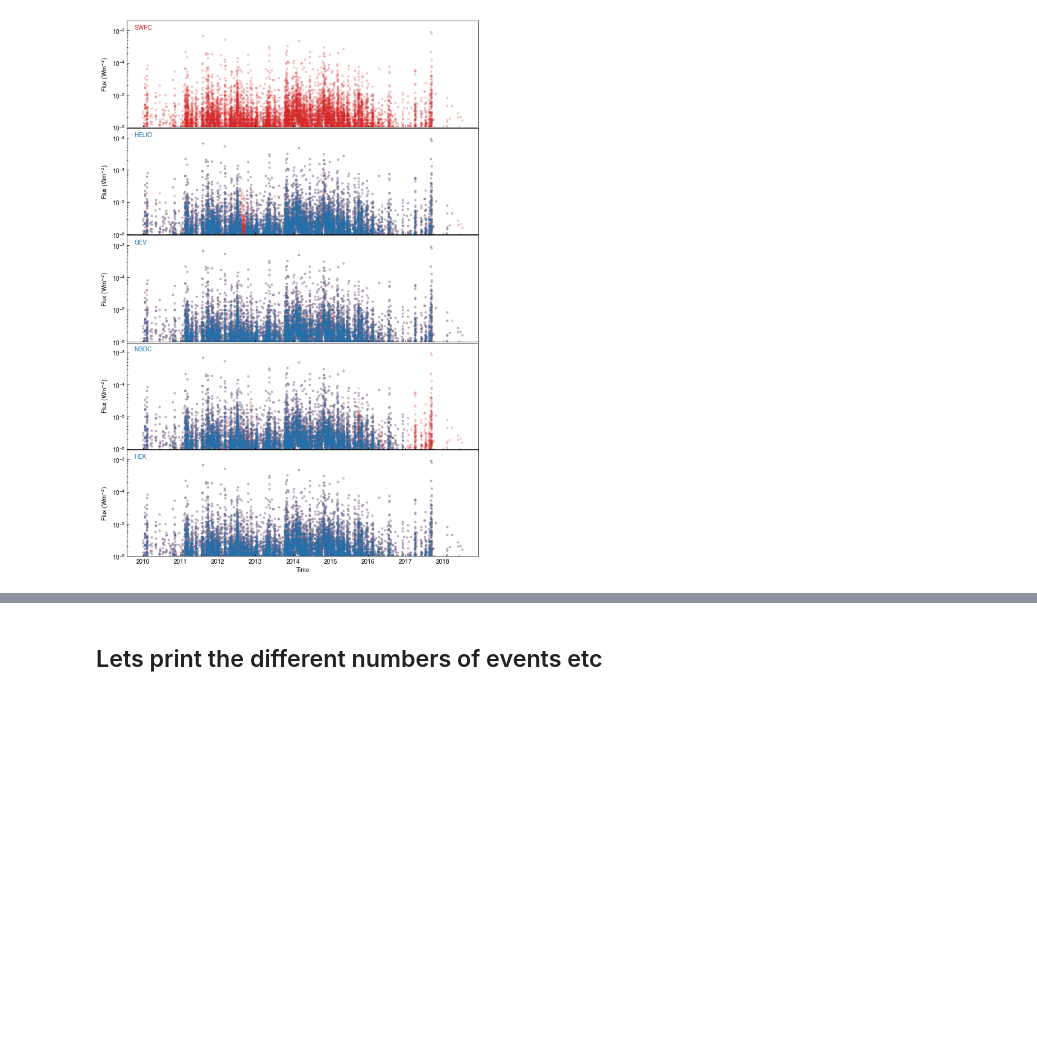
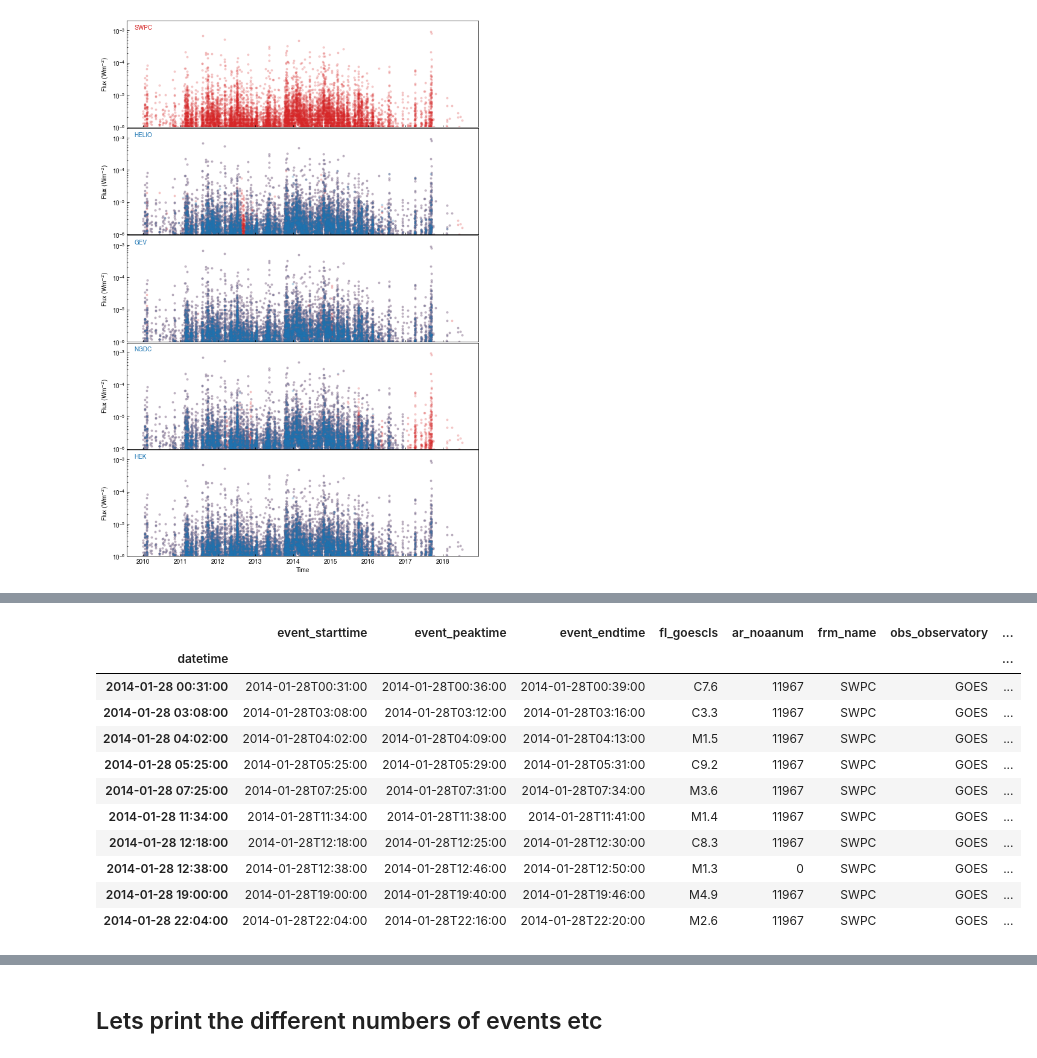
Before and after one commit to hayesla/flare_forecast_proj, a Jupyter notebook: goes_flare_list/final_compare.ipynb, the cells around one changed output, grey strips where cells are left out. Drawn from its saved outputs; the diff is of its cells as text; code cells hidden in the pictures; blank space fills up the shorter version.

```diff
--- a/goes_flare_list/final_compare.ipynb
+++ b/goes_flare_list/final_compare.ipynb
@@ -297,0 +301,2 @@ plt.savefig("individual_flares_comparison.png", dpi=200, facecolor="w")
+# %%
+hek_flares_swpc["matchtime"] = pd.to_datetime(hek_flares_swpc.event_starttime).dt.strftime("%Y-%m-%d %H:%M")
@@ -297,0 +305,2 @@ plt.savefig("individual_flares_comparison.png", dpi=200, facecolor="w")
+# %%
+hek_flares_swpc = hek_flares_swpc.drop_duplicates(subset="event_peaktime", keep="last")
@@ -297,0 +348,15 @@ plt.savefig("individual_flares_comparison.png", dpi=200, facecolor="w")
+# %%
+hek_flares_swpc.truncate("2014-01-28 00:00", "2014-01-28 23:59")
+# %% [output]
+|  | event_starttime | event_peaktime | event_endtime | fl_goescls | ar_noaanum | frm_name | obs_observatory | ... |
+| datetime |  |  |  |  |  |  |  | ... |
+| 2014-01-28 00:31:00 | 2014-01-28T00:31:00 | 2014-01-28T00:36:00 | 2014-01-28T00:39:00 | C7.6 | 11967 | SWPC | GOES | ... |
+| 2014-01-28 03:08:00 | 2014-01-28T03:08:00 | 2014-01-28T03:12:00 | 2014-01-28T03:16:00 | C3.3 | 11967 | SWPC | GOES | ... |
+| 2014-01-28 04:02:00 | 2014-01-28T04:02:00 | 2014-01-28T04:09:00 | 2014-01-28T04:13:00 | M1.5 | 11967 | SWPC | GOES | ... |
+| 2014-01-28 05:25:00 | 2014-01-28T05:25:00 | 2014-01-28T05:29:00 | 2014-01-28T05:31:00 | C9.2 | 11967 | SWPC | GOES | ... |
+| 2014-01-28 07:25:00 | 2014-01-28T07:25:00 | 2014-01-28T07:31:00 | 2014-01-28T07:34:00 | M3.6 | 11967 | SWPC | GOES | ... |
+| 2014-01-28 11:34:00 | 2014-01-28T11:34:00 | 2014-01-28T11:38:00 | 2014-01-28T11:41:00 | M1.4 | 11967 | SWPC | GOES | ... |
+| 2014-01-28 12:18:00 | 2014-01-28T12:18:00 | 2014-01-28T12:25:00 | 2014-01-28T12:30:00 | C8.3 | 11967 | SWPC | GOES | ... |
+| 2014-01-28 12:38:00 | 2014-01-28T12:38:00 | 2014-01-28T12:46:00 | 2014-01-28T12:50:00 | M1.3 | 0 | SWPC | GOES | ... |
+| 2014-01-28 19:00:00 | 2014-01-28T19:00:00 | 2014-01-28T19:40:00 | 2014-01-28T19:46:00 | M4.9 | 11967 | SWPC | GOES | ... |
+| 2014-01-28 22:04:00 | 2014-01-28T22:04:00 | 2014-01-28T22:16:00 | 2014-01-28T22:20:00 | M2.6 | 11967 | SWPC | GOES | ... |
```
Also changed, not shown: parts of 17 cells of this notebook.
